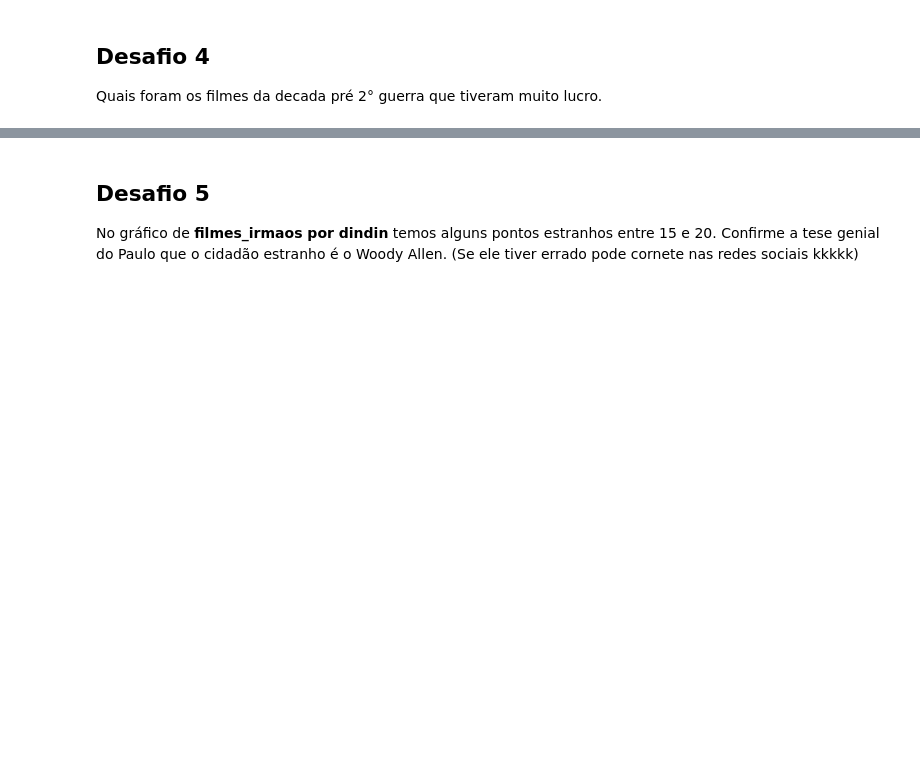
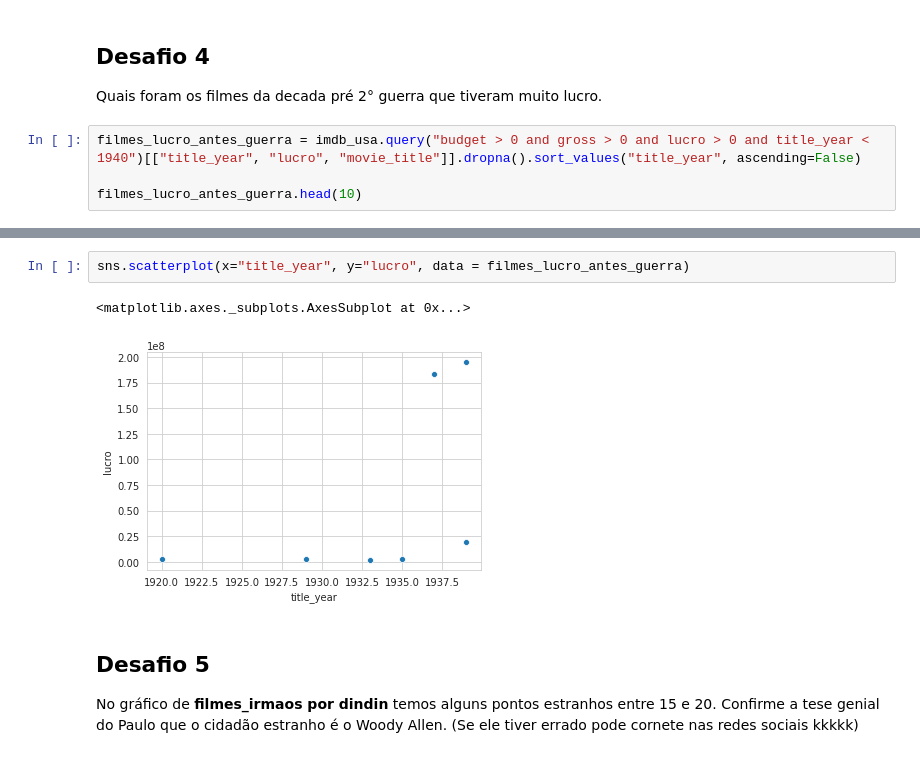
Before and after one commit to edsonajunior/Data-Science-study, a Jupyter notebook: QuarentenaDados_aula03.ipynb, the cells around one changed output, grey strips where cells are left out. Cells and saved outputs as stored; diff of their text form; blank space fills up the shorter version.

```diff
--- a/QuarentenaDados_aula03.ipynb
+++ b/QuarentenaDados_aula03.ipynb
@@ -286,3 +288,7 @@ imdb_usa.query("budget > 0 and gross > 0 and lucro < 0")[["title_year", "lucro",
 ## Desafio 4
 
 Quais foram os filmes da decada pré 2° guerra que tiveram muito lucro.
+# %%
+filmes_lucro_antes_guerra = imdb_usa.query("budget > 0 and gross > 0 and lucro > 0 and title_year < 1940")[["title_year", "lucro", "movie_title"]].dropna().sort_values("title_year", ascending=False)
+
+filmes_lucro_antes_guerra.head(10)
@@ -289,3 +304,8 @@ Quais foram os filmes da decada pré 2° guerra que tiveram muito lucro.
+# %%
+sns.scatterplot(x="title_year", y="lucro", data = filmes_lucro_antes_guerra)
+# %% [output]
+<matplotlib.axes._subplots.AxesSubplot at 0x...>
+[figure, added]
 # %% [markdown]
 ## Desafio 5
 
```
Also changed, not shown: parts of 10 cells of this notebook.
